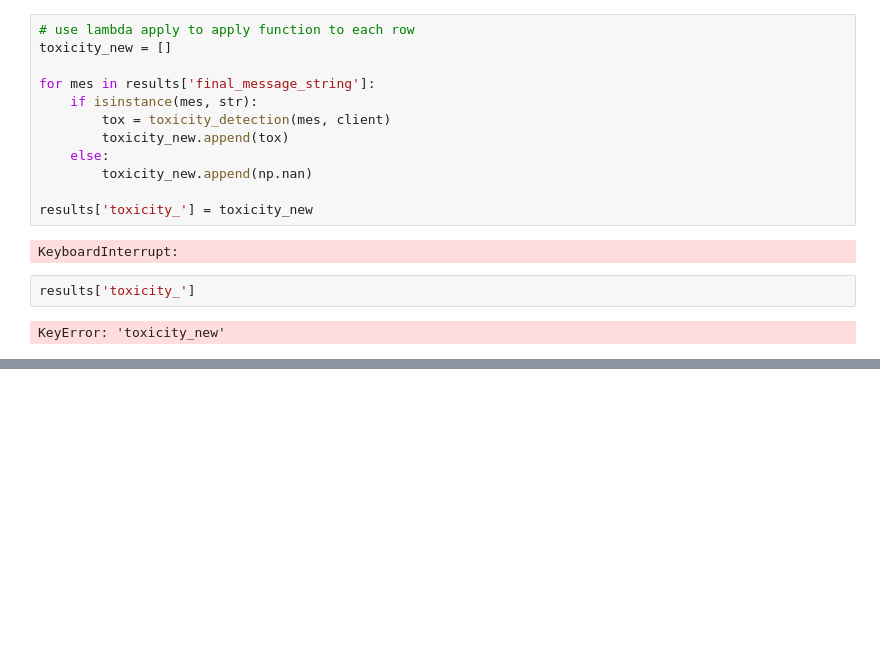
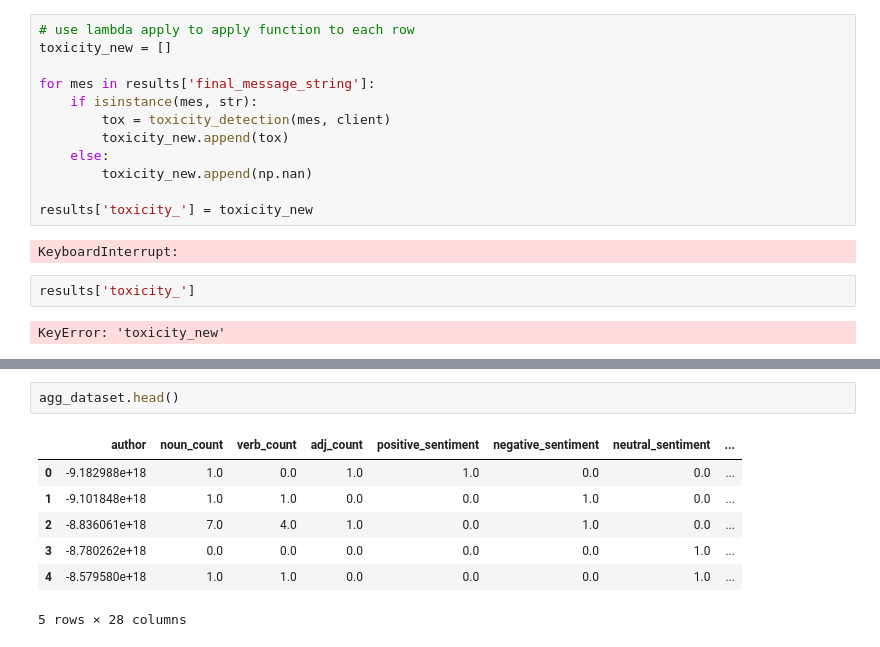
Before and after one commit to krugeremily/DAEGC_Conspiratorial_Actor_Typology, a Jupyter notebook: notebooks/Exploration.ipynb, the cells around one changed output, grey strips where cells are left out. Drawn from its saved outputs; the diff is of its cells as text; blank space fills up the shorter version.

```diff
--- a/notebooks/Exploration.ipynb
+++ b/notebooks/Exploration.ipynb
@@ -1292,0 +1311,10 @@ KeyError: 'toxicity_new'
+# %%
+agg_dataset.head()
+# %% [output]
+|  | author | noun_count | verb_count | adj_count | positive_sentiment | negative_sentiment | neutral_sentiment | ... |
+| 0 | -9.182988e+18 | 1.0 | 0.0 | 1.0 | 1.0 | 0.0 | 0.0 | ... |
+| 1 | -9.101848e+18 | 1.0 | 1.0 | 0.0 | 0.0 | 1.0 | 0.0 | ... |
+| 2 | -8.836061e+18 | 7.0 | 4.0 | 1.0 | 0.0 | 1.0 | 0.0 | ... |
+| 3 | -8.780262e+18 | 0.0 | 0.0 | 0.0 | 0.0 | 0.0 | 1.0 | ... |
+| 4 | -8.579580e+18 | 1.0 | 1.0 | 0.0 | 0.0 | 0.0 | 1.0 | ... |
+5 rows × 28 columns
```
Also changed, not shown: parts of 8 cells of this notebook, 7 other files.
